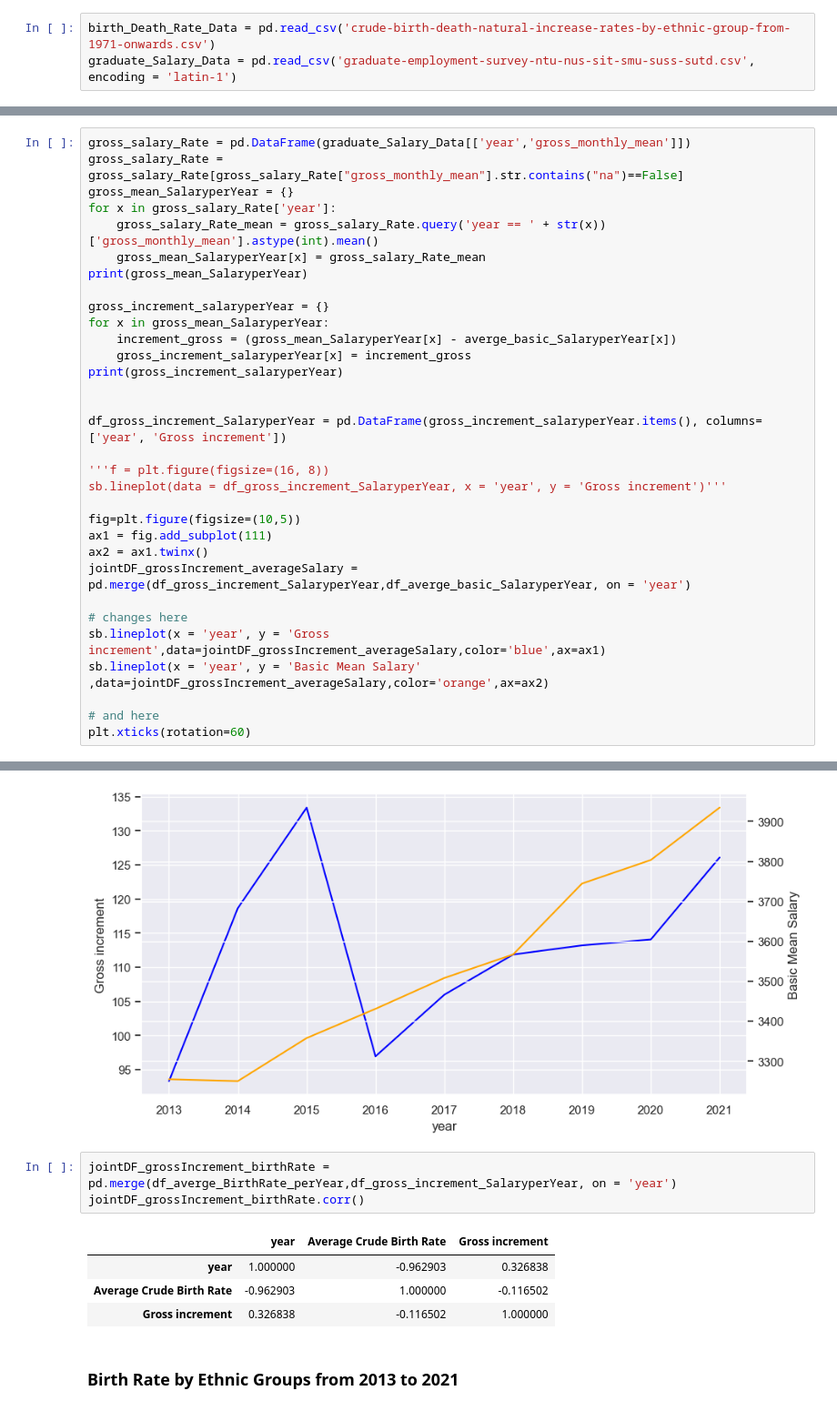
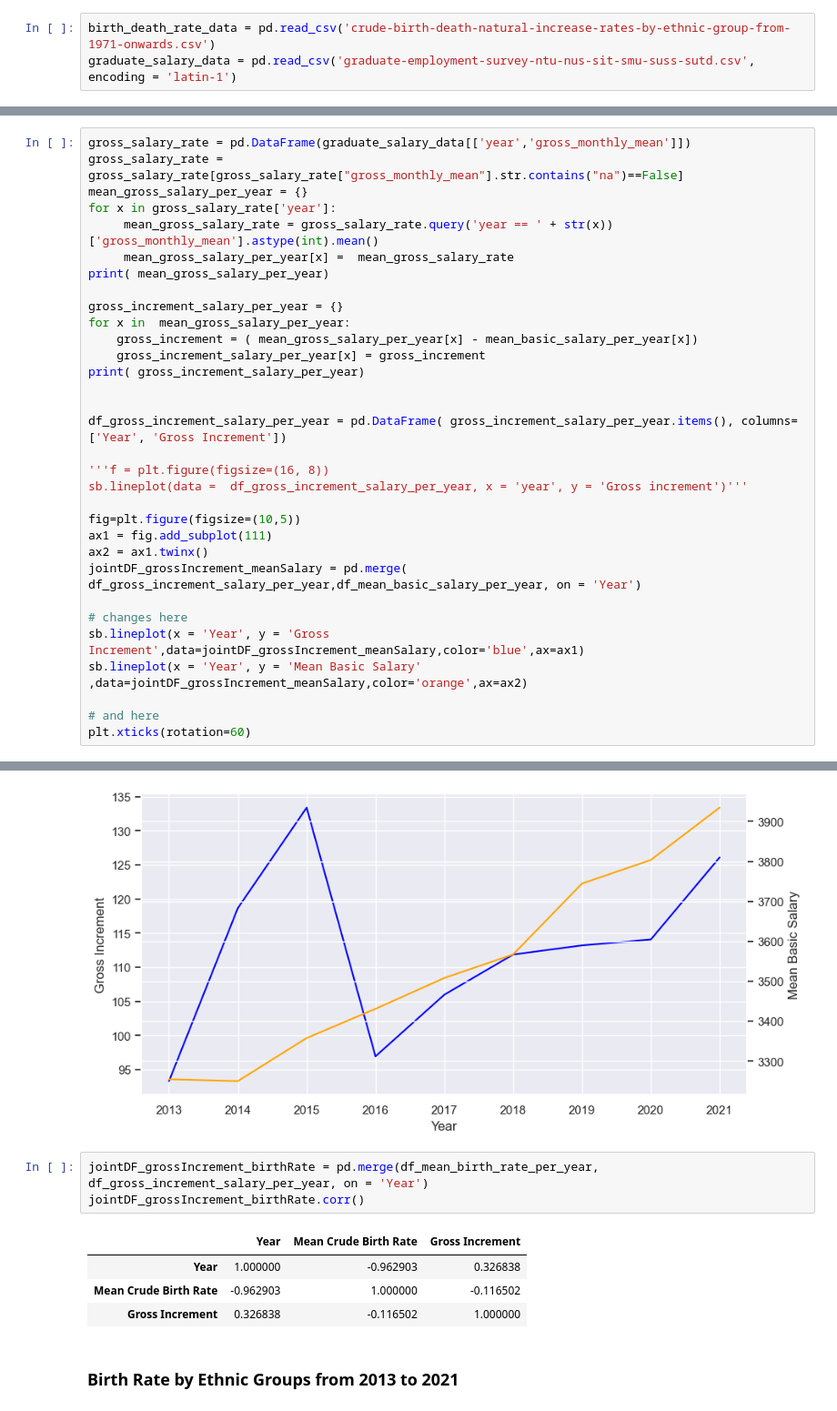
Before and after one commit to ShondoKu/EE5087-Mini-Project, a Jupyter notebook: EE5087_GroupProj.ipynb, the cells around one changed output, grey strips where cells are left out. Shown: that part at 91% size. Drawn from its saved outputs; the diff is of its cells as text.

```diff
--- a/EE5087_GroupProj.ipynb
+++ b/EE5087_GroupProj.ipynb
@@ -7,8 +7,8 @@ import seaborn as sb
 import matplotlib.pyplot as plt # we only need pyplot
 sb.set()
 # %%
-birth_Death_Rate_Data = pd.read_csv('crude-birth-death-natural-increase-rates-by-ethnic-group-from-1971-onwards.csv')
-graduate_Salary_Data = pd.read_csv('graduate-employment-survey-ntu-nus-sit-smu-suss-sutd.csv', encoding = 'latin-1')
+birth_death_rate_data = pd.read_csv('crude-birth-death-natural-increase-rates-by-ethnic-group-from-1971-onwards.csv')
+graduate_salary_data = pd.read_csv('graduate-employment-survey-ntu-nus-sit-smu-suss-sutd.csv', encoding = 'latin-1')
 # %% [markdown]
 ### Singapore Birth Rate over the years
 # %%
@@ -96,34 +95,34 @@ jointDF.corr()
 ### Increment in Gross Salary
 This would mean that there is more overtime pay over the years.
 # %%
-gross_salary_Rate = pd.DataFrame(graduate_Salary_Data[['year','gross_monthly_mean']])
-gross_salary_Rate = gross_salary_Rate[gross_salary_Rate["gross_monthly_mean"].str.contains("na")==False]
-gross_mean_SalaryperYear = {}
-for x in gross_salary_Rate['year']:
-    gross_salary_Rate_mean = gross_salary_Rate.query('year == ' + str(x))['gross_monthly_mean'].astype(int).mean()
-    gross_mean_SalaryperYear[x] = gross_salary_Rate_mean
-print(gross_mean_SalaryperYear)
+gross_salary_rate = pd.DataFrame(graduate_salary_data[['year','gross_monthly_mean']])
+gross_salary_rate = gross_salary_rate[gross_salary_rate["gross_monthly_mean"].str.contains("na")==False]
+mean_gross_salary_per_year = {}
+for x in gross_salary_rate['year']:
+     mean_gross_salary_rate = gross_salary_rate.query('year == ' + str(x))['gross_monthly_mean'].astype(int).mean()
+     mean_gross_salary_per_year[x] =  mean_gross_salary_rate
+print( mean_gross_salary_per_year)
 
-gross_increment_salaryperYear = {}
-for x in gross_mean_SalaryperYear:
-    increment_gross = (gross_mean_SalaryperYear[x] - averge_basic_SalaryperYear[x])
-    gross_increment_salaryperYear[x] = increment_gross
-print(gross_increment_salaryperYear)
+gross_increment_salary_per_year = {}
+for x in  mean_gross_salary_per_year:
+    gross_increment = ( mean_gross_salary_per_year[x] - mean_basic_salary_per_year[x])
+    gross_increment_salary_per_year[x] = gross_increment
+print( gross_increment_salary_per_year)
 
 
-df_gross_increment_SalaryperYear = pd.DataFrame(gross_increment_salaryperYear.items(), columns=['year', 'Gross increment'])
+df_gross_increment_salary_per_year = pd.DataFrame( gross_increment_salary_per_year.items(), columns=['Year', 'Gross Increment'])
 
 '''f = plt.figure(figsize=(16, 8))
-sb.lineplot(data = df_gross_increment_SalaryperYear, x = 'year', y = 'Gross increment')'''
+sb.lineplot(data =  df_gross_increment_salary_per_year, x = 'year', y = 'Gross increment')'''
 
 fig=plt.figure(figsize=(10,5))
 ax1 = fig.add_subplot(111)
 ax2 = ax1.twinx()
-jointDF_grossIncrement_averageSalary = pd.merge(df_gross_increment_SalaryperYear,df_averge_basic_SalaryperYear, on = 'year')
+jointDF_grossIncrement_meanSalary = pd.merge( df_gross_increment_salary_per_year,df_mean_basic_salary_per_year, on = 'Year')
 
 # changes here
-sb.lineplot(x = 'year', y = 'Gross increment',data=jointDF_grossIncrement_averageSalary,color='blue',ax=ax1)
-sb.lineplot(x = 'year', y = 'Basic Mean Salary' ,data=jointDF_grossIncrement_averageSalary,color='orange',ax=ax2)
+sb.lineplot(x = 'Year', y = 'Gross Increment',data=jointDF_grossIncrement_meanSalary,color='blue',ax=ax1)
+sb.lineplot(x = 'Year', y = 'Mean Basic Salary' ,data=jointDF_grossIncrement_meanSalary,color='orange',ax=ax2)
 
 # and here
 plt.xticks(rotation=60)
@@ -145,13 +144,13 @@ plt.xticks(rotation=60)
   Text(2022.0, 0, '2022')])
 [figure]
 # %%
-jointDF_grossIncrement_birthRate = pd.merge(df_averge_BirthRate_perYear,df_gross_increment_SalaryperYear, on = 'year')
+jointDF_grossIncrement_birthRate = pd.merge(df_mean_birth_rate_per_year, df_gross_increment_salary_per_year, on = 'Year')
 jointDF_grossIncrement_birthRate.corr()
 # %% [output]
-|  | year | Average Crude Birth Rate | Gross increment |
-| year | 1.000000 | -0.962903 | 0.326838 |
-| Average Crude Birth Rate | -0.962903 | 1.000000 | -0.116502 |
-| Gross increment | 0.326838 | -0.116502 | 1.000000 |
+|  | Year | Mean Crude Birth Rate | Gross Increment |
+| Year | 1.000000 | -0.962903 | 0.326838 |
+| Mean Crude Birth Rate | -0.962903 | 1.000000 | -0.116502 |
+| Gross Increment | 0.326838 | -0.116502 | 1.000000 |
 # %% [markdown]
 ### Birth Rate by Ethnic Groups from 2013 to 2021
 # %%
```
Also changed, not shown: parts of 6 cells of this notebook, 1 other file.
